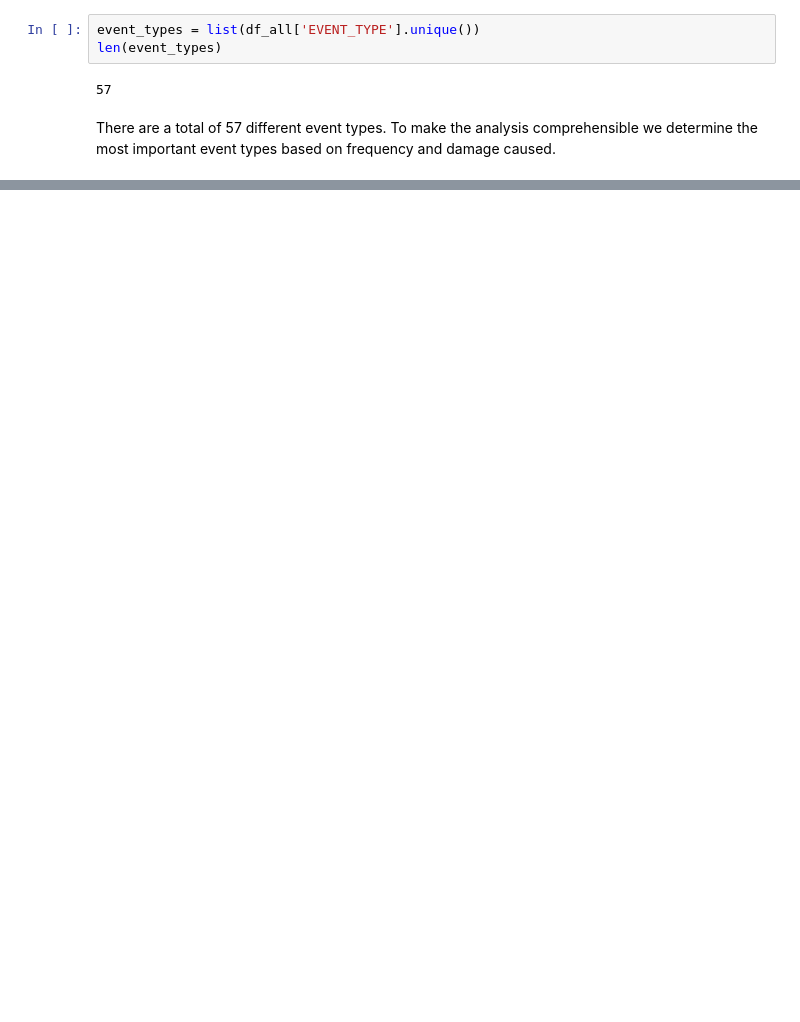
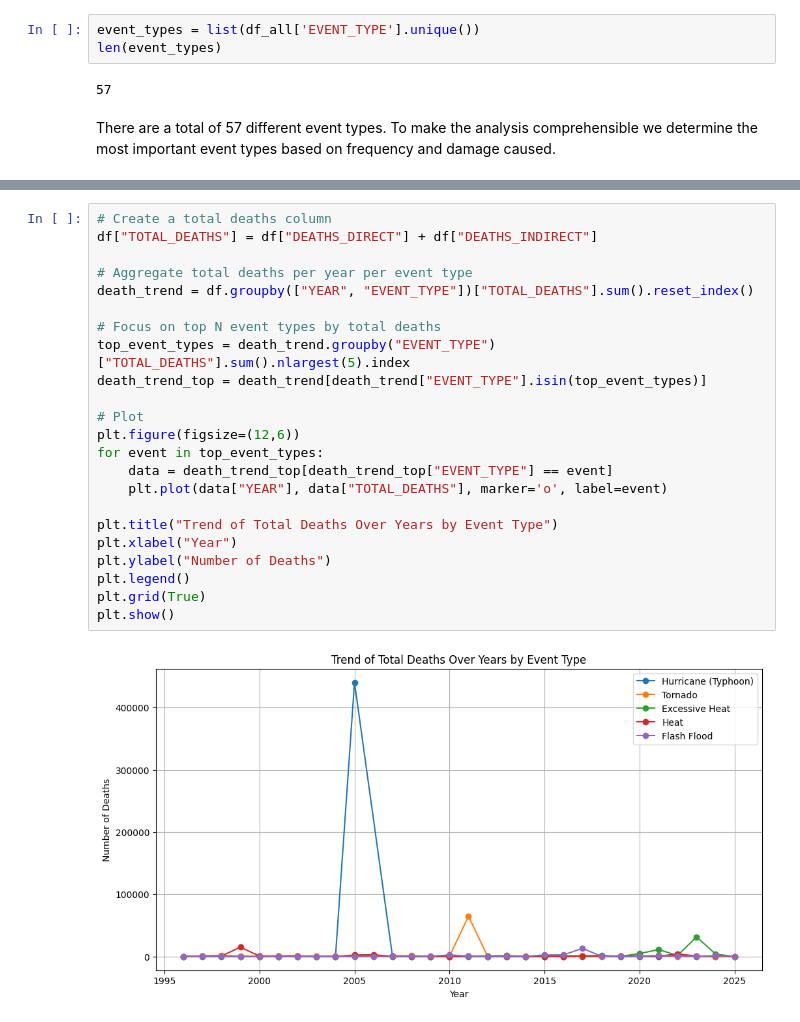
Before and after one commit to sushmita212/Parametric_Weather_Risk_Modeling, a Jupyter notebook: notebooks/storm_patterns_analysis.ipynb, the cells around one changed output, grey strips where cells are left out. Drawn from its saved outputs; the diff is of its cells as text; blank space fills up the shorter version.

```diff
--- a/notebooks/storm_patterns_analysis.ipynb
+++ b/notebooks/storm_patterns_analysis.ipynb
@@ -62,0 +144,25 @@ event_types
+# %%
+# Create a total deaths column
+df["TOTAL_DEATHS"] = df["DEATHS_DIRECT"] + df["DEATHS_INDIRECT"]
+
+# Aggregate total deaths per year per event type
+death_trend = df.groupby(["YEAR", "EVENT_TYPE"])["TOTAL_DEATHS"].sum().reset_index()
+
+# Focus on top N event types by total deaths
+top_event_types = death_trend.groupby("EVENT_TYPE")["TOTAL_DEATHS"].sum().nlargest(5).index
+death_trend_top = death_trend[death_trend["EVENT_TYPE"].isin(top_event_types)]
+
+# Plot
+plt.figure(figsize=(12,6))
+for event in top_event_types:
+    data = death_trend_top[death_trend_top["EVENT_TYPE"] == event]
+    plt.plot(data["YEAR"], data["TOTAL_DEATHS"], marker='o', label=event)
+
+plt.title("Trend of Total Deaths Over Years by Event Type")
+plt.xlabel("Year")
+plt.ylabel("Number of Deaths")
+plt.legend()
+plt.grid(True)
+plt.show()
+# %% [output]
+[figure, added]
```
Also changed, not shown: parts of 12 cells of this notebook, 1 other file.
